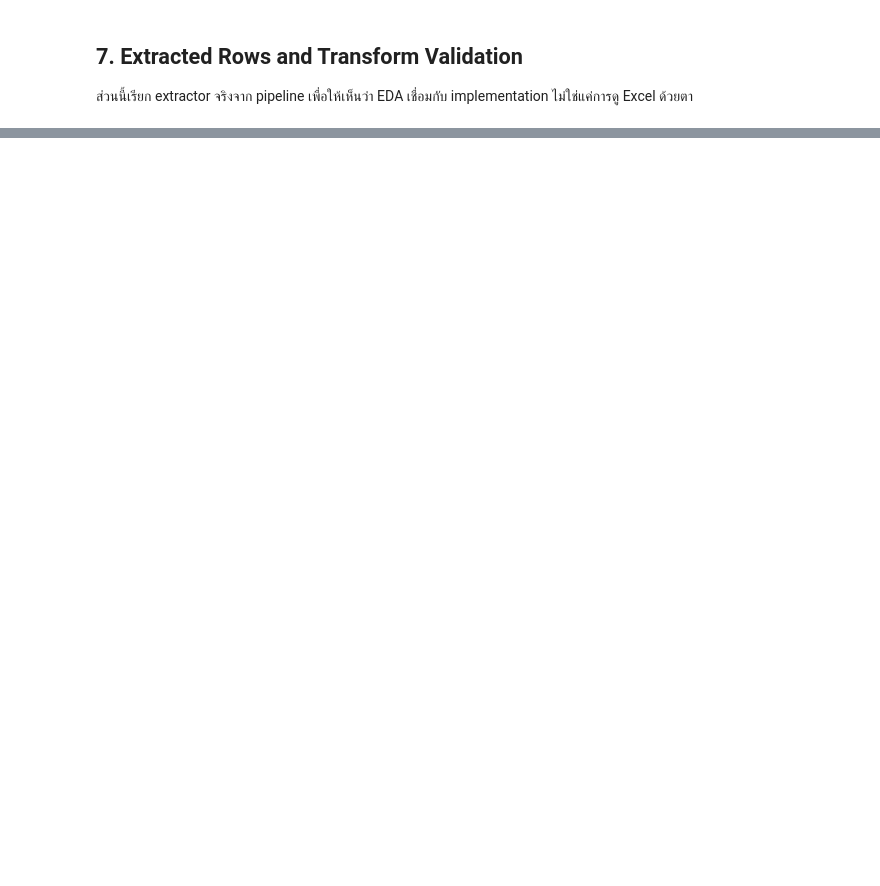
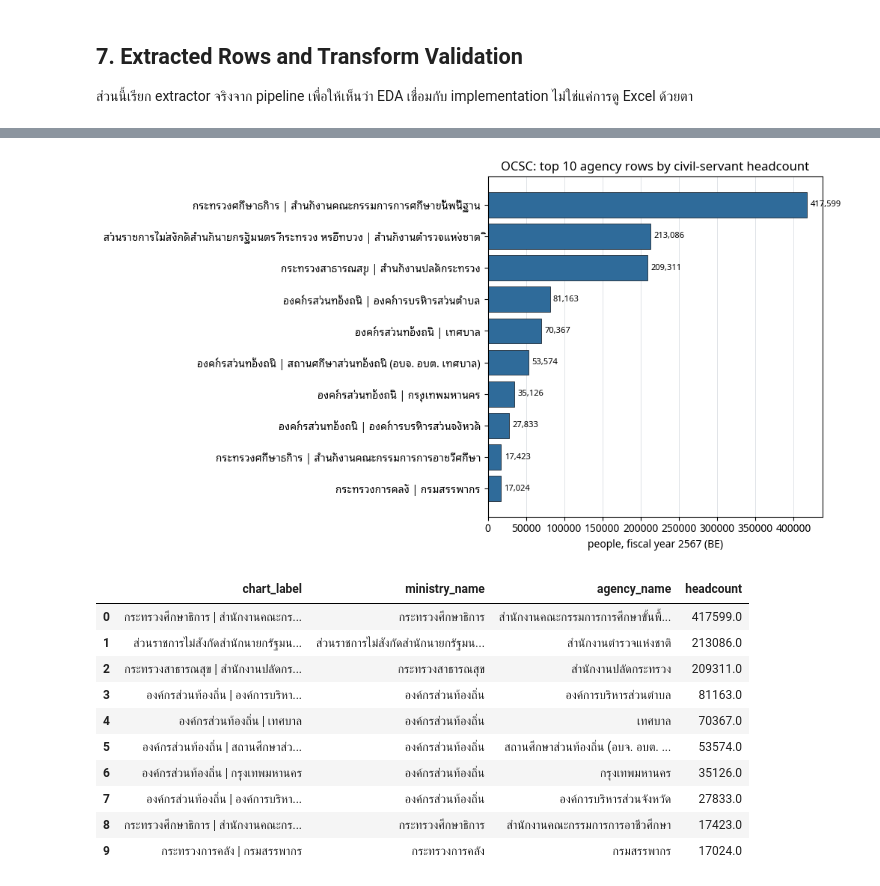
Before and after one commit to Palapluem/isap-dataengineer-2026, a Jupyter notebook: notebooks/01_eda_data_profiling.ipynb, the cells around one changed output, grey strips where cells are left out. Saved outputs shown, nothing was run; the diff lists cells and outputs as text; code cells hidden in the pictures; blank space fills up the shorter version.

```diff
--- a/notebooks/01_eda_data_profiling.ipynb
+++ b/notebooks/01_eda_data_profiling.ipynb
@@ -566,0 +590,59 @@ plt.show()
+# %%
+ocsc_agency_headcount = ocsc_workforce[
+    (ocsc_workforce["metric_name"] == "civil_servant")
+    & (ocsc_workforce["entity_type"] == "agency")
+    & ocsc_workforce["headcount"].notna()
+].copy()
+ocsc_agency_headcount["entity_label"] = ocsc_agency_headcount.apply(
+    lambda row: (
+        f"{row['ministry_name']} | {row['agency_name']}"
+        if pd.notna(row["ministry_name"])
+        else str(row["agency_name"])
+    ),
+    axis=1,
+)
+ocsc_top_agencies = ocsc_agency_headcount.nlargest(10, "headcount").sort_values(
+    "headcount"
+)
+ocsc_top_agencies["chart_label"] = (
+    ocsc_top_agencies["entity_label"]
+    if THAI_FONT
+    else [f"Agency {index + 1}" for index in range(len(ocsc_top_agencies))]
+)
+
+fig, ax = plt.subplots(figsize=(10, 5.5))
+ax.barh(
+    ocsc_top_agencies["chart_label"],
+    ocsc_top_agencies["headcount"],
+    color="#2F6B9A",
+    edgecolor="#1F2933",
+    linewidth=0.6,
+)
+ax.set_title("OCSC: top 10 agency rows by civil-servant headcount")
+ax.set_xlabel("people, fiscal year 2567 (BE)")
+ax.set_ylabel("")
+ax.grid(axis="x", color="#D9DEE3", linewidth=0.6)
+ax.set_axisbelow(True)
+for container in ax.containers:
+    ax.bar_label(container, fmt="{:,.0f}", padding=3, fontsize=8)
+plt.tight_layout()
+plt.show()
+
+display(
+    ocsc_top_agencies[["chart_label", "ministry_name", "agency_name", "headcount"]]
+    .sort_values("headcount", ascending=False)
+    .reset_index(drop=True)
+)
+# %% [output]
+[figure, added]
+|  | chart_label | ministry_name | agency_name | headcount |
+| 0 | กระทรวงศึกษาธิการ | สำนักงานคณะกร... | กระทรวงศึกษาธิการ | สำนักงานคณะกรรมการการศึกษาขั้นพื้... | 417599.0 |
+| 1 | ส่วนราชการไม่สังกัดสำนักนายกรัฐมน... | ส่วนราชการไม่สังกัดสำนักนายกรัฐมน... | สำนักงานตำรวจแห่งชาติ | 213086.0 |
+| 2 | กระทรวงสาธารณสุข | สำนักงานปลัดกร... | กระทรวงสาธารณสุข | สำนักงานปลัดกระทรวง | 209311.0 |
+| 3 | องค์กรส่วนท้องถิ่น | องค์การบริหา... | องค์กรส่วนท้องถิ่น | องค์การบริหารส่วนตำบล | 81163.0 |
+| 4 | องค์กรส่วนท้องถิ่น | เทศบาล | องค์กรส่วนท้องถิ่น | เทศบาล | 70367.0 |
+| 5 | องค์กรส่วนท้องถิ่น | สถานศึกษาส่ว... | องค์กรส่วนท้องถิ่น | สถานศึกษาส่วนท้องถิ่น (อบจ. อบต. ... | 53574.0 |
+| 6 | องค์กรส่วนท้องถิ่น | กรุงเทพมหานคร | องค์กรส่วนท้องถิ่น | กรุงเทพมหานคร | 35126.0 |
+| 7 | องค์กรส่วนท้องถิ่น | องค์การบริหา... | องค์กรส่วนท้องถิ่น | องค์การบริหารส่วนจังหวัด | 27833.0 |
+| 8 | กระทรวงศึกษาธิการ | สำนักงานคณะกร... | กระทรวงศึกษาธิการ | สำนักงานคณะกรรมการการอาชีวศึกษา | 17423.0 |
+| 9 | กระทรวงการคลัง | กรมสรรพากร | กระทรวงการคลัง | กรมสรรพากร | 17024.0 |
```
Also changed, not shown: parts of 15 cells of this notebook, 22 other files.
